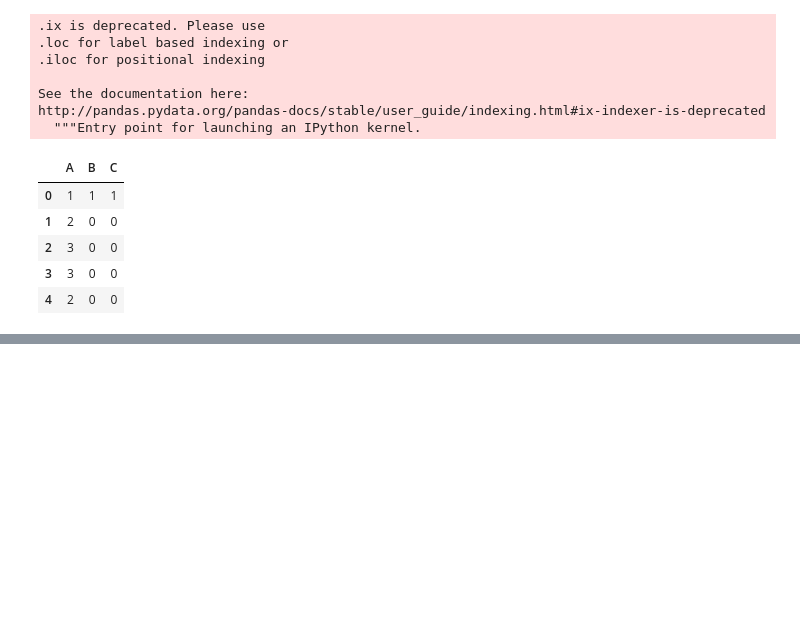
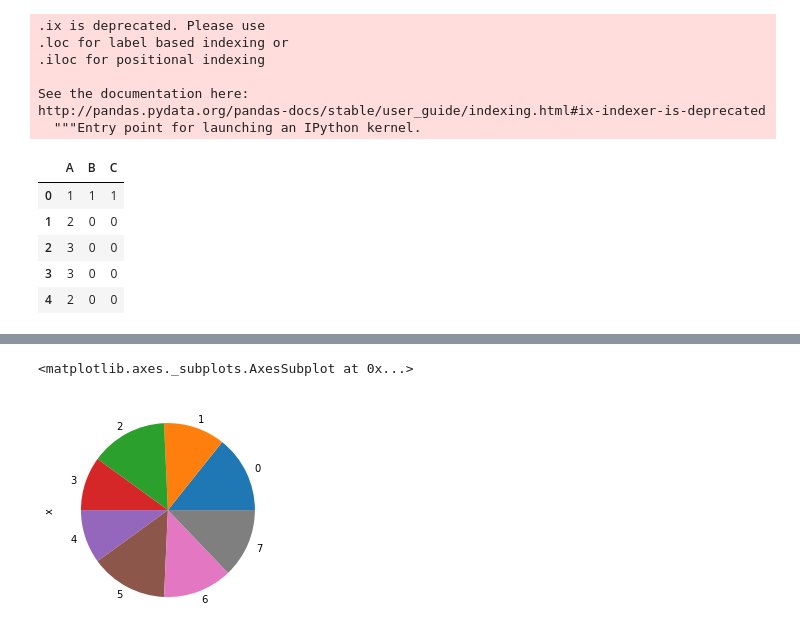
Before and after one commit to rajarameshchindu/datascience, a Jupyter notebook: Pandas.ipynb, the cells around one changed output, grey strips where cells are left out. Drawn from its saved outputs; the diff is of its cells as text; code cells hidden in the pictures; blank space fills up the shorter version.

```diff
--- a/Pandas.ipynb
+++ b/Pandas.ipynb
@@ -1196,0 +947,5 @@ df
+# %%
+df['x'].plot(kind='pie')
+# %% [output]
+<matplotlib.axes._subplots.AxesSubplot at 0x...>
+[figure, added]
```
Also changed, not shown: parts of 255 cells of this notebook.
